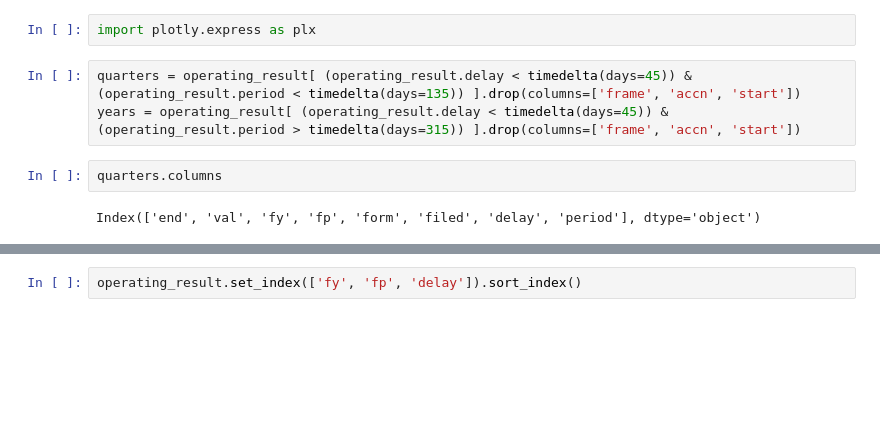
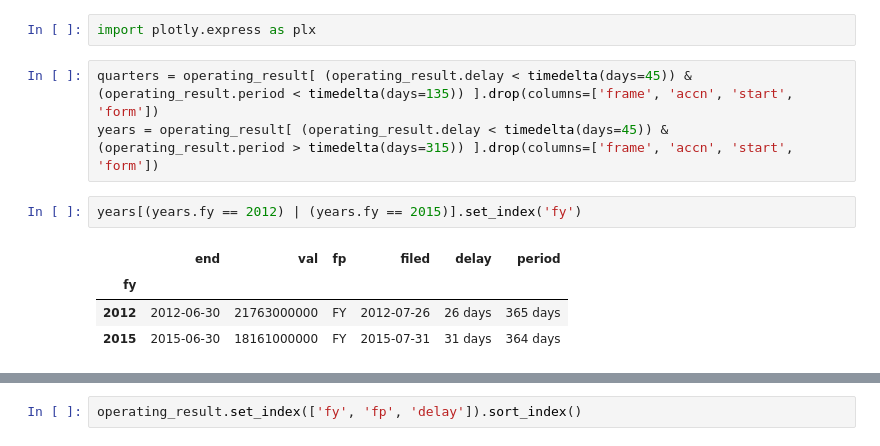
Before and after one commit to nerdmanPc/stock_market_analisys, a Jupyter notebook: exploration_4.ipynb, the cells around one changed output, grey strips where cells are left out. Saved outputs shown, nothing was run; the diff lists cells and outputs as text; blank space fills up the shorter version.

```diff
--- a/exploration_4.ipynb
+++ b/exploration_4.ipynb
@@ -47,9 +48,12 @@ operating_result = operating_result[ (operating_result.period < timedelta(days=1
 # %%
 import plotly.express as plx
 # %%
-quarters = operating_result[ (operating_result.delay < timedelta(days=45)) & (operating_result.period < timedelta(days=135)) ].drop(columns=['frame', 'accn', 'start'])
-years = operating_result[ (operating_result.delay < timedelta(days=45)) & (operating_result.period > timedelta(days=315)) ].drop(columns=['frame', 'accn', 'start'])
+quarters = operating_result[ (operating_result.delay < timedelta(days=45)) & (operating_result.period < timedelta(days=135)) ].drop(columns=['frame', 'accn', 'start', 'form'])
+years = operating_result[ (operating_result.delay < timedelta(days=45)) & (operating_result.period > timedelta(days=315)) ].drop(columns=['frame', 'accn', 'start', 'form'])
-# %%
-quarters.columns
-# %% [output]
-Index(['end', 'val', 'fy', 'fp', 'form', 'filed', 'delay', 'period'], dtype='object')
+# %%
+years[(years.fy == 2012) | (years.fy == 2015)].set_index('fy')
+# %% [output]
+|  | end | val | fp | filed | delay | period |
+| fy |  |  |  |  |  |  |
+| 2012 | 2012-06-30 | 21763000000 | FY | 2012-07-26 | 26 days | 365 days |
+| 2015 | 2015-06-30 | 18161000000 | FY | 2015-07-31 | 31 days | 364 days |
```
Also changed, not shown: parts of 11 cells of this notebook.
